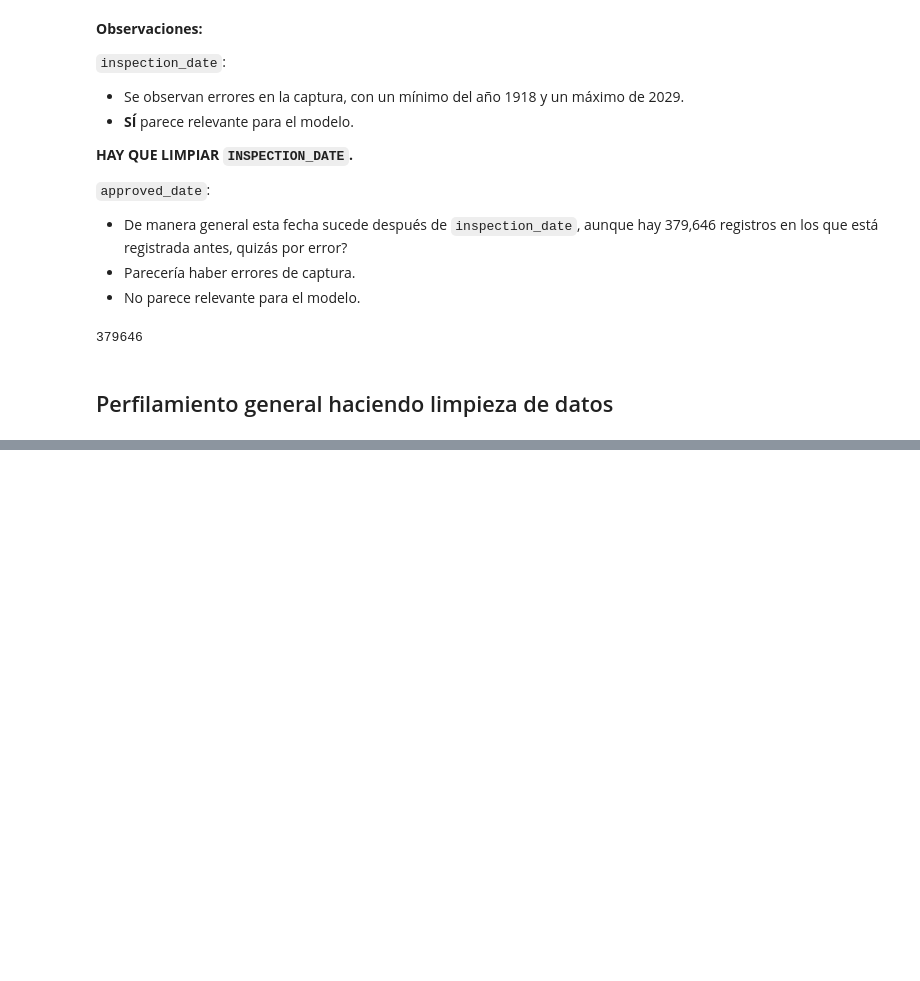
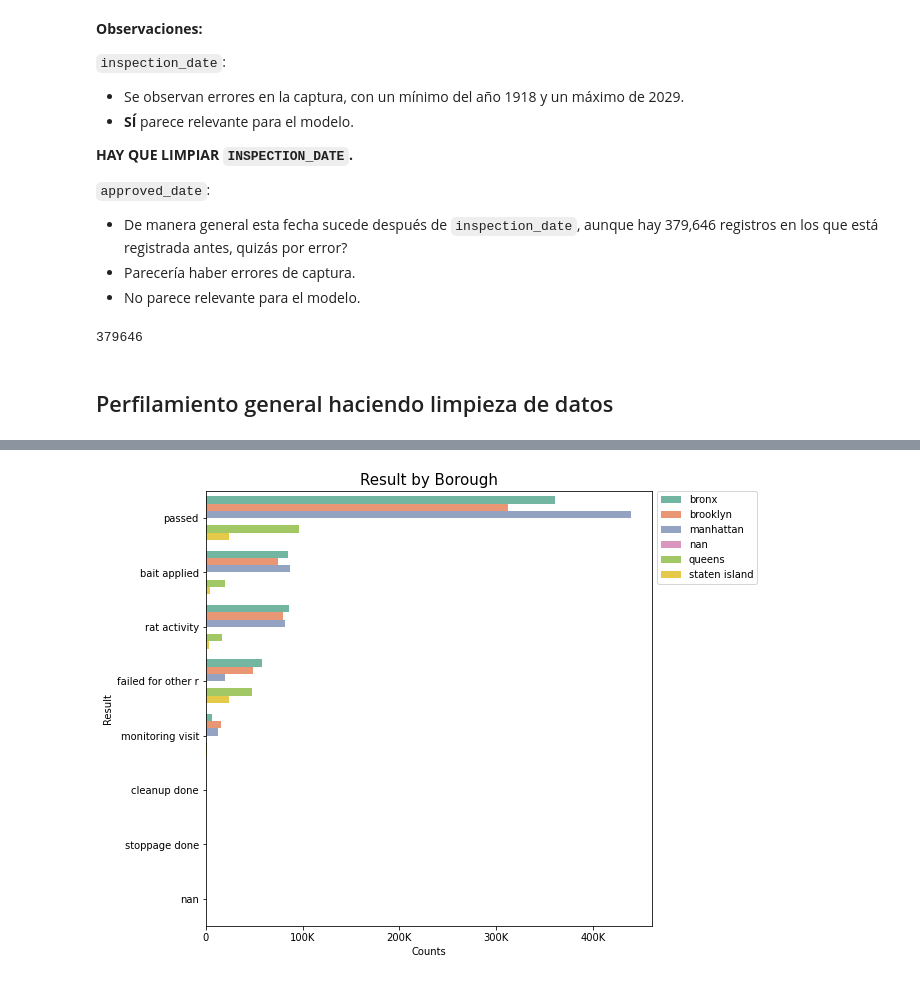
Before and after one commit to cecyar/rodent_inspection, a Jupyter notebook: notebooks/eda/EDA_GEDA.ipynb, the cells around one changed output, grey strips where cells are left out. Cells and saved outputs as stored; diff of their text form; code cells hidden in the pictures; blank space fills up the shorter version.

```diff
--- a/notebooks/eda/EDA_GEDA.ipynb
+++ b/notebooks/eda/EDA_GEDA.ipynb
@@ -360,0 +557,18 @@ len(data.loc[data.inspection_date > data.approved_date])
+# %%
+plt.figure(figsize=(8, 8))
+ax = sns.barplot(y="result",
+                 x="size",
+                 data=result_borough,
+                 hue="borough",
+                 order=result.index,
+                 palette="Set2")
+ax.set(xlabel='Counts',
+       ylabel='Result')
+plt.title('Result by Borough', size = 15)
+ax.xaxis.set_major_formatter(FuncFormatter(number_formatter))
+ax.legend(bbox_to_anchor=(1.01, 1),
+          loc = 'upper left',
+          borderaxespad = 0)
+plt.show()
+# %% [output]
+[figure, added]
```
Also changed, not shown: parts of 33 cells of this notebook.
